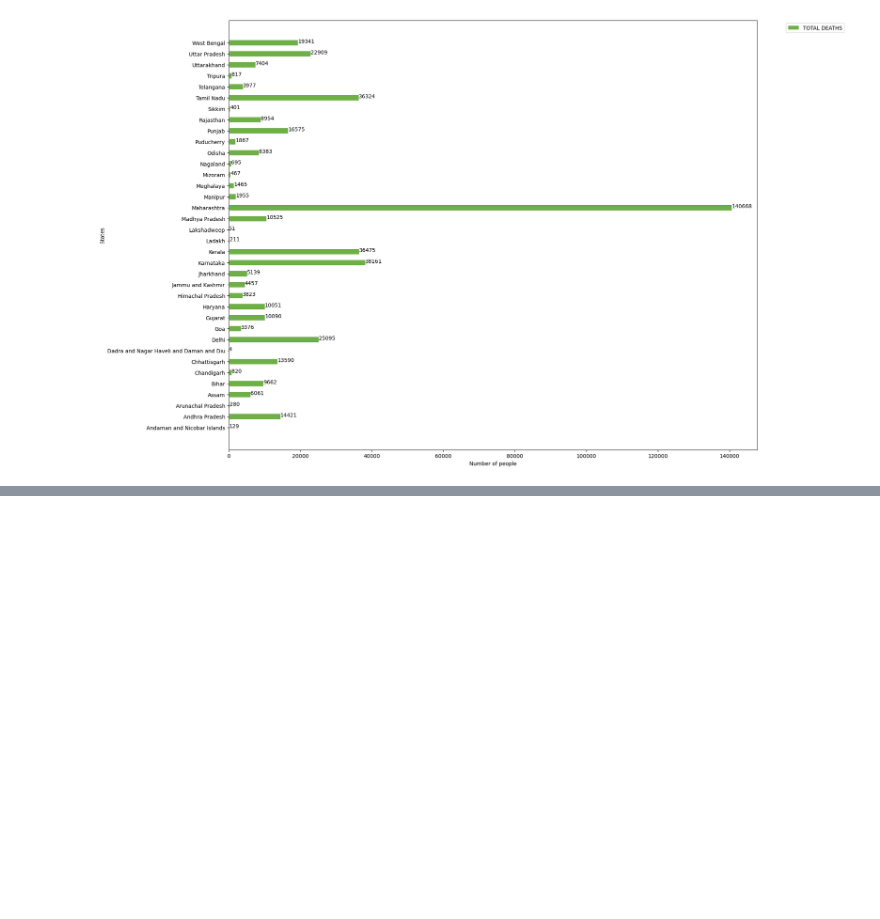
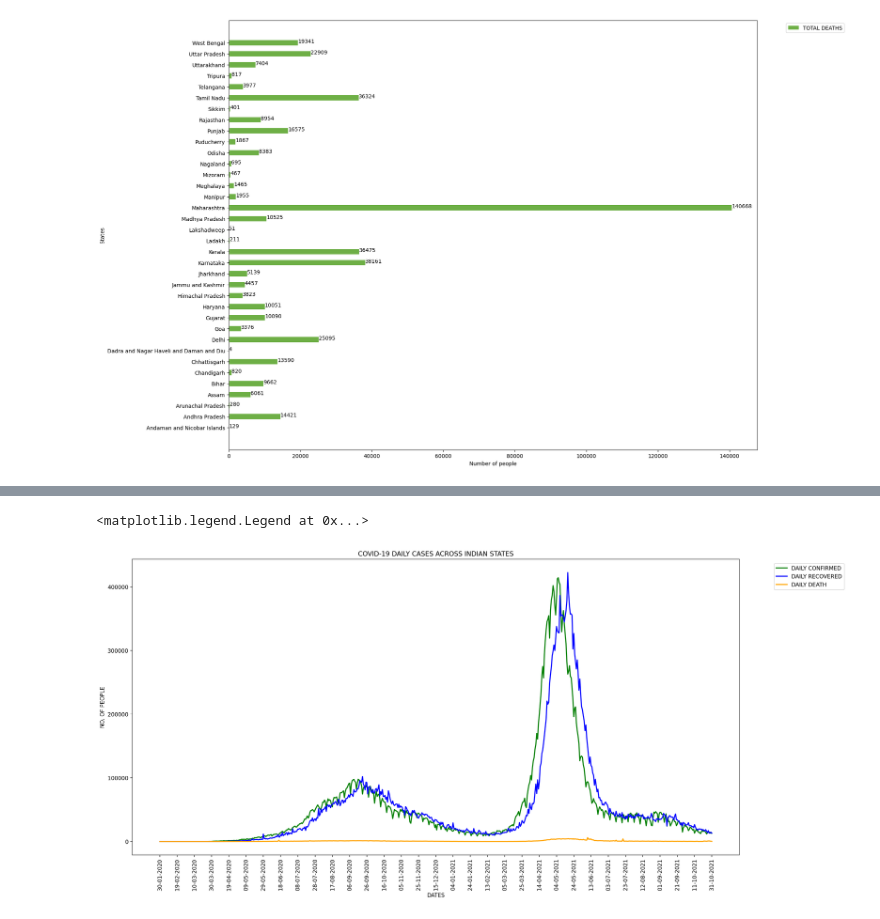
Before and after one commit to PSM1729/IoT-Final-Project, a Jupyter notebook: Covid-19/display.ipynb, the cells around one changed output, grey strips where cells are left out. Cells and saved outputs as stored; diff of their text form; code cells hidden in the pictures; blank space fills up the shorter version.

```diff
--- a/Covid-19/display.ipynb
+++ b/Covid-19/display.ipynb
@@ -57,3 +59,7 @@ plt.legend(bbox_to_anchor=(1.05, 1), loc='upper left', borderaxespad=0.5)
 # %% [output]
 <matplotlib.legend.Legend at 0x...>
 [figure]
+# %%
+data2 = pd.read_csv("./case_time_series.csv")
+# %%
+df2 = pd.DataFrame(data2)
@@ -59,0 +84,23 @@ plt.legend(bbox_to_anchor=(1.05, 1), loc='upper left', borderaxespad=0.5)
+# %%
+#Extracting various parameters
+date = list(df2['Date_YMD'])
+daily_confirm = list(df2['Daily_Confirmed'])
+daily_recover = list(df2['Daily_Recovered'])
+daily_death = list(df2['Daily_Deceased'])
+total_confirm = list(df2['Total_Confirmed'])
+total_recover = list(df2['Total_Recovered'])
+total_death = list(df2['Total_Deceased'])
+# %%
+plt.figure(figsize=(20,10),dpi=200)
+
+plt.plot(date,daily_confirm,color='green',linewidth = 2, label="DAILY CONFIRMED")
+plt.plot(date,daily_recover,color='blue',linewidth = 2, label="DAILY RECOVERED")
+plt.plot(date,daily_death,color='orange',linewidth = 2, label="DAILY DEATH")
+plt.xlabel("DATES")
+plt.ylabel("NO. OF PEOPLE")
+plt.xticks(np.arange(0, 660, 20),fontsize=10,rotation=90)
+plt.title("COVID-19 DAILY CASES ACROSS INDIAN STATES")
+plt.legend(bbox_to_anchor=(1.05, 1), loc='upper left', borderaxespad=0.8)
+# %% [output]
+<matplotlib.legend.Legend at 0x...>
+[figure, added]
```
Also changed, not shown: parts of 4 cells of this notebook, 1 other file.
